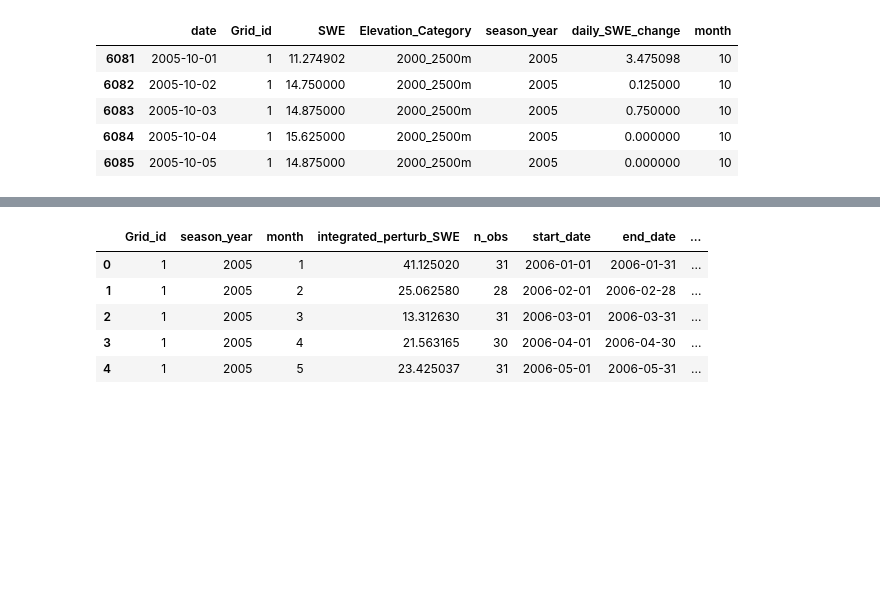
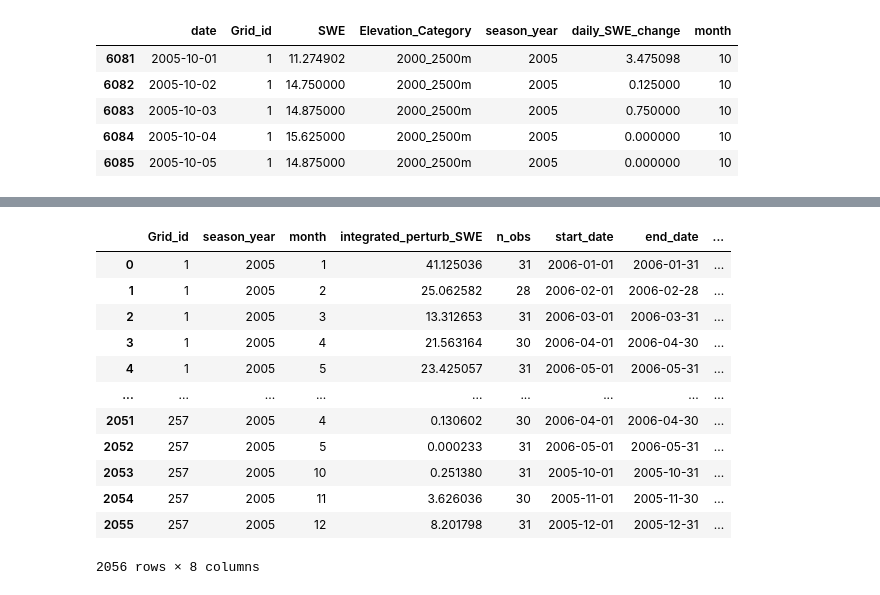
Before and after one commit to Nadiesenali/snowdroughtindex-main, a Jupyter notebook: notebooks/workflows/8_2005_comparison.ipynb, the cells around one changed output, grey strips where cells are left out. Cells and saved outputs as stored; diff of their text form; code cells hidden in the pictures; blank space fills up the shorter version.

```diff
--- a/notebooks/workflows/8_2005_comparison.ipynb
+++ b/notebooks/workflows/8_2005_comparison.ipynb
@@ -37,6 +37,7 @@ config = {
     'SWEI_input_dir': project_root / 'data' / 'output_data' /  '1980_2024' / 'comparison'/ 'For_SWEI_calculation.csv',
     'SPI_dir': project_root / 'data' / 'output_data' / '1980_2024' / 'comparison' / 'monthly_SPI_2005_unstacked.csv',
     'SnoDRI_dir': project_root / 'data' / 'output_data' / '1980_2024' / 'comparison' / 'monthly_SnoDRI_2005_unstacked.csv',
+    'normalized': project_root / 'data' / 'output_data' / '1980_2024' / 'comparison' / 'Drought_Indices_Comparison_Normalized.csv',
     'shapefile_dir': project_root / 'data' / 'input_data' / 'shapefiles' / 'BowRiverBasin' / 'Bow_elevation_combined.shp',
     'output_dir': project_root / 'data' / 'output_data' / '1980_2024' / 'comparison',
     'plots': project_root / 'data' / 'output_plots' / '1980_2024' / 'comparison',
@@ -95,39 +115,46 @@ display(swe_df.head())
 def _integrate_perturb(group):
     group = group.sort_values('date')
     if group.shape[0] < 2:
         # single observation -> zero-area (or you could set to NaN)
         return pd.Series({
             'integrated_perturb_SWE': 0.0,
             'n_obs': int(group.shape[0]),
             'start_date': group['date'].iloc[0],
             'end_date': group['date'].iloc[0]
         })
     # x in days since first observation
     x = (group['date'] - group['date'].iloc[0]).dt.total_seconds() / 86400.0
     y = group['perturb_SWE'].values
     area = trapz(y, x)
     return pd.Series({
         'integrated_perturb_SWE': float(area),
         'n_obs': int(group.shape[0]),
         'start_date': group['date'].iloc[0],
         'end_date': group['date'].iloc[-1]
     })
 
 perturb_integrated = swe_df.groupby(['Grid_id', 'season_year', 'month']).apply(_integrate_perturb).reset_index()
 
 #keep elevation category
 elevation_mapping = swe_df[['Grid_id', 'Elevation_Category']].drop_duplicates()
 
 perturb_integrated = perturb_integrated.merge(elevation_mapping, on='Grid_id', how='left')
 
-display(perturb_integrated.head())
+display(perturb_integrated)
 # %% [output]
 |  | Grid_id | season_year | month | integrated_perturb_SWE | n_obs | start_date | end_date | ... |
-| 0 | 1 | 2005 | 1 | 41.125020 | 31 | 2006-01-01 | 2006-01-31 | ... |
-| 1 | 1 | 2005 | 2 | 25.062580 | 28 | 2006-02-01 | 2006-02-28 | ... |
-| 2 | 1 | 2005 | 3 | 13.312630 | 31 | 2006-03-01 | 2006-03-31 | ... |
-| 3 | 1 | 2005 | 4 | 21.563165 | 30 | 2006-04-01 | 2006-04-30 | ... |
-| 4 | 1 | 2005 | 5 | 23.425037 | 31 | 2006-05-01 | 2006-05-31 | ... |
+| 0 | 1 | 2005 | 1 | 41.125036 | 31 | 2006-01-01 | 2006-01-31 | ... |
+| 1 | 1 | 2005 | 2 | 25.062582 | 28 | 2006-02-01 | 2006-02-28 | ... |
+| 2 | 1 | 2005 | 3 | 13.312653 | 31 | 2006-03-01 | 2006-03-31 | ... |
+| 3 | 1 | 2005 | 4 | 21.563164 | 30 | 2006-04-01 | 2006-04-30 | ... |
+| 4 | 1 | 2005 | 5 | 23.425057 | 31 | 2006-05-01 | 2006-05-31 | ... |
+| ... | ... | ... | ... | ... | ... | ... | ... | ... |
+| 2051 | 257 | 2005 | 4 | 0.130602 | 30 | 2006-04-01 | 2006-04-30 | ... |
+| 2052 | 257 | 2005 | 5 | 0.000233 | 31 | 2006-05-01 | 2006-05-31 | ... |
+| 2053 | 257 | 2005 | 10 | 0.251380 | 31 | 2005-10-01 | 2005-10-31 | ... |
+| 2054 | 257 | 2005 | 11 | 3.626036 | 30 | 2005-11-01 | 2005-11-30 | ... |
+| 2055 | 257 | 2005 | 12 | 8.201798 | 31 | 2005-12-01 | 2005-12-31 | ... |
+2056 rows × 8 columns
 # %%
 # 3. Gringorten plotting position calculation
 # Apply gringorten_probabilities grouped by coordinate_id
```
Also changed, not shown: parts of 12 cells of this notebook.
